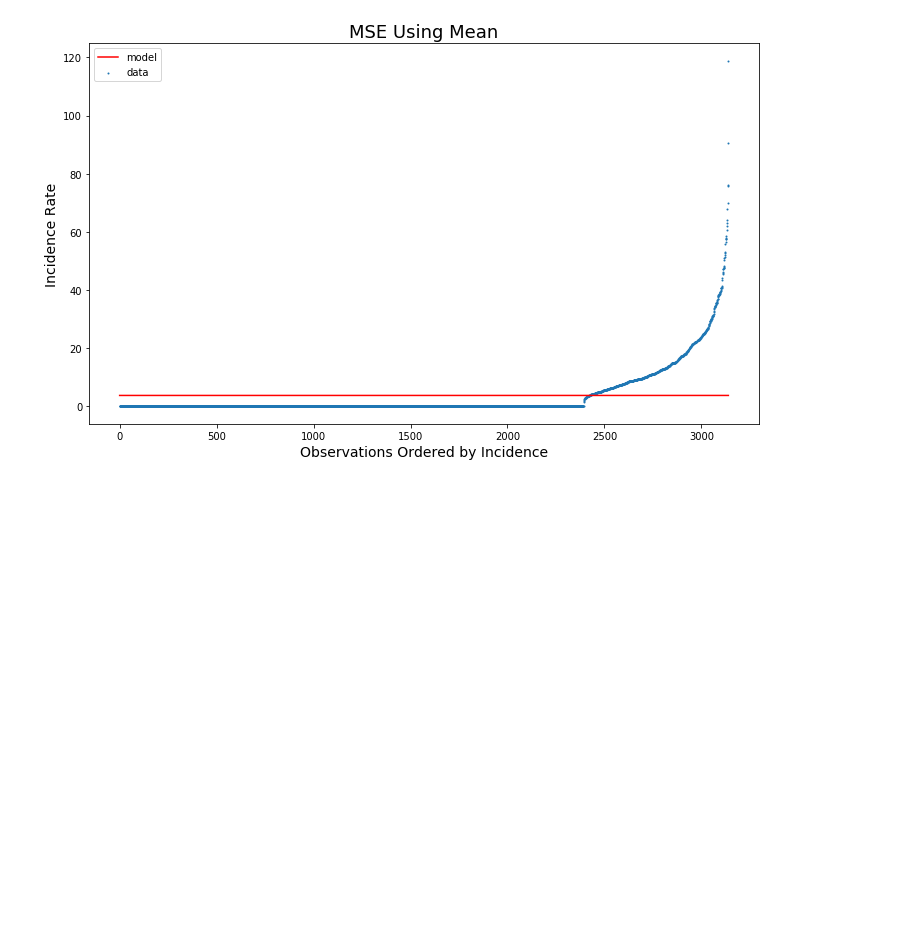
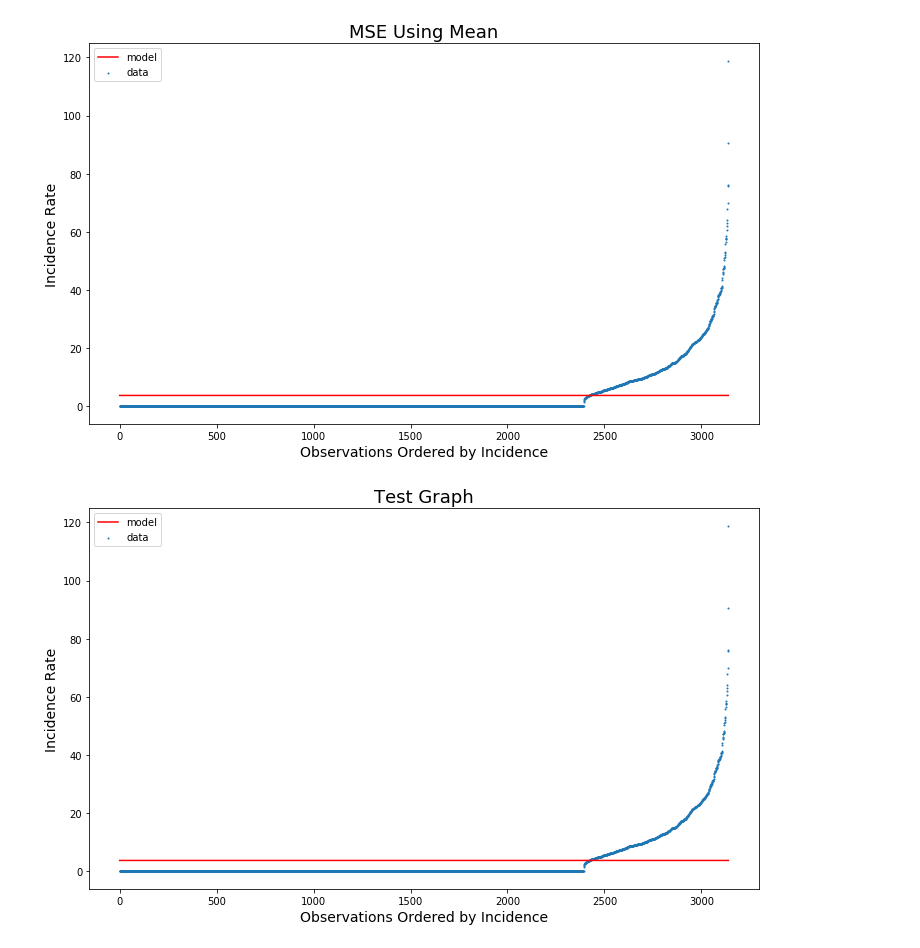
Before and after one commit to vanessapolliard/hiv-incidence-linear-regression, a Jupyter notebook: notebooks/Vanessa.ipynb, the cells around one changed output. Drawn from its saved outputs; the diff is of its cells as text; code cells hidden in the pictures; blank space fills up the shorter version.

Commit message:
adding model graphing function

```diff
--- a/notebooks/Vanessa.ipynb
+++ b/notebooks/Vanessa.ipynb
@@ -218,3 +218,33 @@ ax.legend()
 # %% [output]
 <matplotlib.legend.Legend at 0x...>
 [figure]
+# %%
+y_actual = incidence
+yhat = yhat
+fig_title = "Test Graph"
+
+
+def plot_model(y_actual, yhat, fig_title):
+    '''
+    INPUTS:
+    y_actual - np array of actual y values
+    yhat - np array of estimated y values
+    fig_title - string of title
+
+    '''
+    y_actual.sort_values()
+    fig, ax = plt.subplots(figsize=(12,7))
+    xs = np.linspace(0,len(y_actual),len(y_actual))
+    # Plot Actual values
+    ax.scatter( xs, incidence, label="data",s=1)
+    ax.set_xlabel("Observations Ordered by Incidence",fontsize = 14)
+    ax.set_ylabel("Incidence Rate",fontsize = 14)
+    ax.set_title(fig_title,fontsize = 18)
+
+    # Plot Estimated values
+    ax.plot(xs, yhat, c="red", label="model" )
+    ax.legend();
+# %%
+plot_model(y_actual, yhat, fig_title)
+# %% [output]
+[figure, added]
```
Also changed, not shown: 1 other file.
